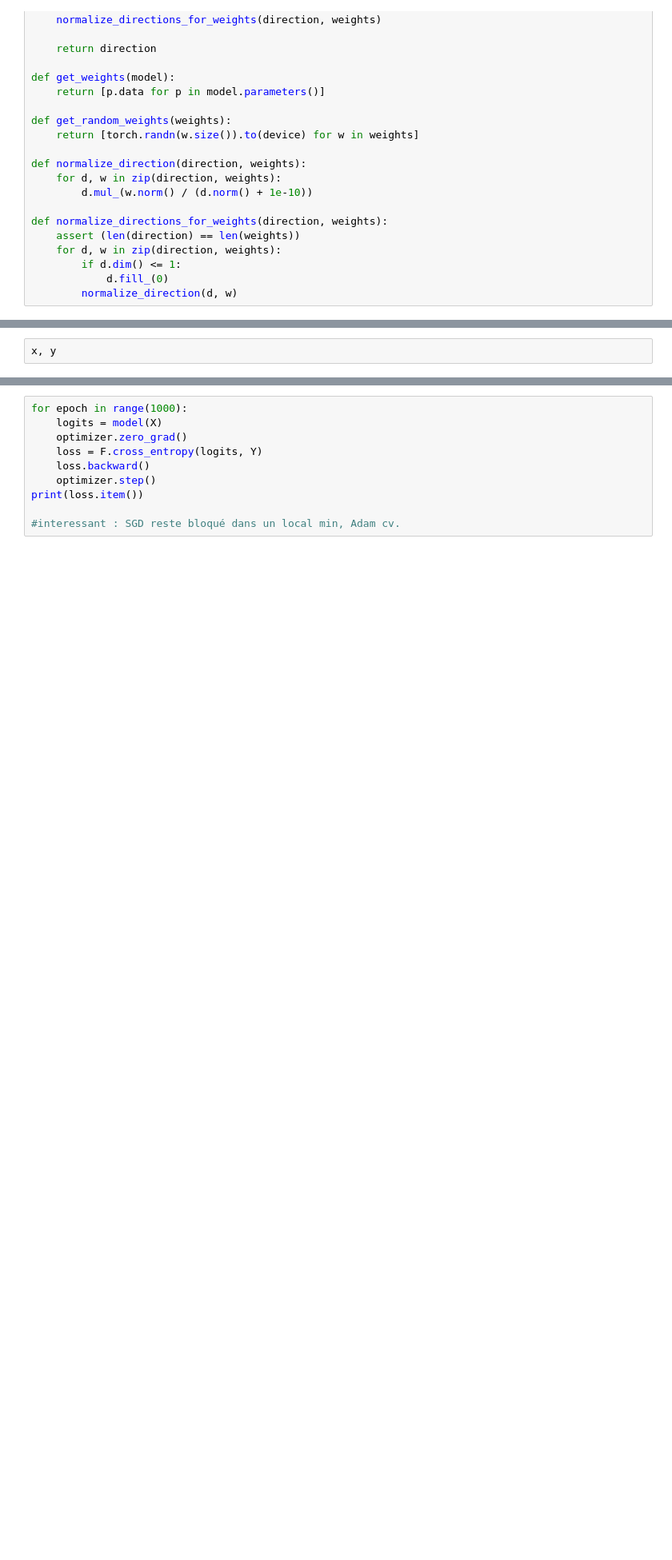
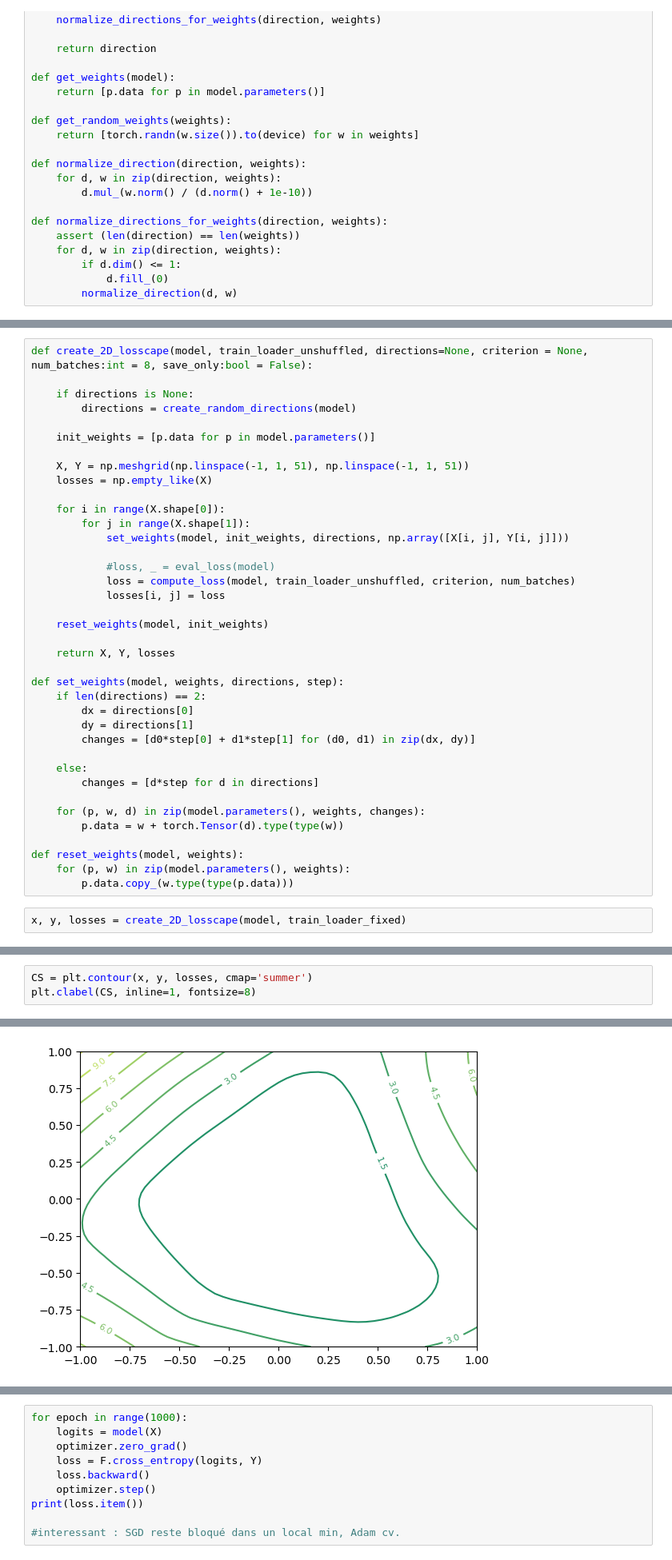
Before and after one commit to alxndrTL/losscape, a Jupyter notebook: spirales_2.ipynb, the cells around one changed output, grey strips where cells are left out. Shown: that part at 80% size. Cells and saved outputs as stored; diff of their text form; blank space fills up the shorter version.

```diff
--- a/spirales_2.ipynb
+++ b/spirales_2.ipynb
@@ -309,2 +368,40 @@ with h5py.File('res/3d_surface_file.h5', 'r') as f:
+# %%
+def create_2D_losscape(model, train_loader_unshuffled, directions=None, criterion = None, num_batches:int = 8, save_only:bool = False):
+
+    if directions is None:
+        directions = create_random_directions(model)
+
+    init_weights = [p.data for p in model.parameters()]
+
+    X, Y = np.meshgrid(np.linspace(-1, 1, 51), np.linspace(-1, 1, 51))
+    losses = np.empty_like(X)
+
+    for i in range(X.shape[0]):
+        for j in range(X.shape[1]):
+            set_weights(model, init_weights, directions, np.array([X[i, j], Y[i, j]]))
+
+            #loss, _ = eval_loss(model)
+            loss = compute_loss(model, train_loader_unshuffled, criterion, num_batches)
+            losses[i, j] = loss
+
+    reset_weights(model, init_weights)
+
+    return X, Y, losses
+
+def set_weights(model, weights, directions, step):
+    if len(directions) == 2:
+        dx = directions[0]
+        dy = directions[1]
+        changes = [d0*step[0] + d1*step[1] for (d0, d1) in zip(dx, dy)]
+
+    else:
+        changes = [d*step for d in directions]
+
+    for (p, w, d) in zip(model.parameters(), weights, changes):
+        p.data = w + torch.Tensor(d).type(type(w))
+
+def reset_weights(model, weights):
+    for (p, w) in zip(model.parameters(), weights):
+        p.data.copy_(w.type(type(p.data)))
 # %%
-x, y
+x, y, losses = create_2D_losscape(model, train_loader_fixed)
@@ -368,0 +408,4 @@ model.load_state_dict()
+# %%
+CS = plt.contour(x, y, losses, cmap='summer')
+plt.clabel(CS, inline=1, fontsize=8)
+# %% [output]
@@ -368,0 +413 @@ model.load_state_dict()
+[figure, added]
```
Also changed, not shown: parts of 22 cells of this notebook, 17 other files.
